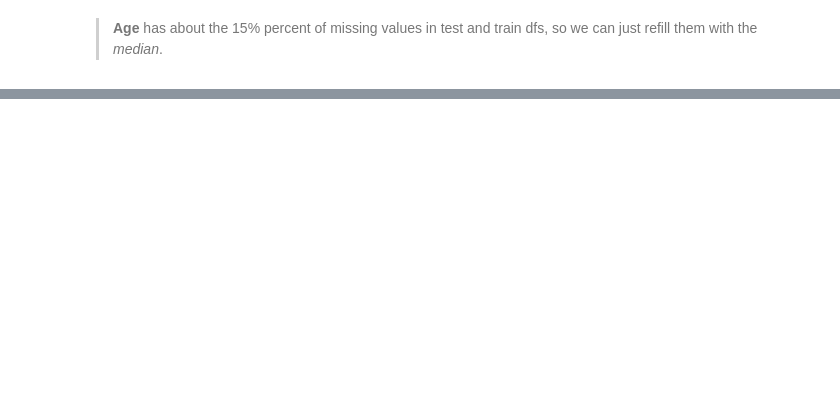
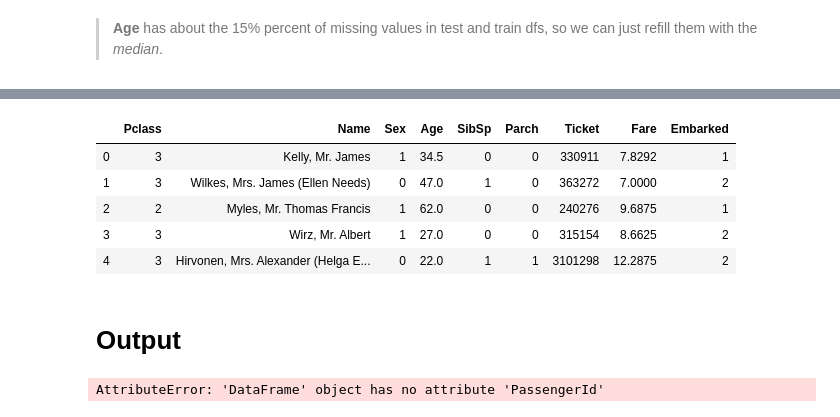
Before and after one commit to LivLilli/Titanic-Machine-Learning-from-disaster, a Jupyter notebook: Titanic.ipynb, the cells around one changed output, grey strips where cells are left out. Saved outputs shown, nothing was run; the diff lists cells and outputs as text; code cells hidden in the pictures; blank space fills up the shorter version.

```diff
--- a/Titanic.ipynb
+++ b/Titanic.ipynb
@@ -337,0 +407,4 @@ test_data["Age"].fillna(test_data["Age"].median(), inplace=True)
+# %%
+#sex conversion on test
+test_data.Sex[test_data.Sex=="female"] = 0
+test_data.Sex[test_data.Sex == "male"] = 1
@@ -338,3 +447,15 @@ test_data["Age"].fillna(test_data["Age"].median(), inplace=True)
+# %%
+#check on test
+test_data.head()
+# %% [output]
+|  | Pclass | Name | Sex | Age | SibSp | Parch | Ticket | Fare | Embarked |
+| 0 | 3 | Kelly, Mr. James | 1 | 34.5 | 0 | 0 | 330911 | 7.8292 | 1 |
+| 1 | 3 | Wilkes, Mrs. James (Ellen Needs) | 0 | 47.0 | 1 | 0 | 363272 | 7.0000 | 2 |
+| 2 | 2 | Myles, Mr. Thomas Francis | 1 | 62.0 | 0 | 0 | 240276 | 9.6875 | 1 |
+| 3 | 3 | Wirz, Mr. Albert | 1 | 27.0 | 0 | 0 | 315154 | 8.6625 | 2 |
+| 4 | 3 | Hirvonen, Mrs. Alexander (Helga E... | 0 | 22.0 | 1 | 1 | 3101298 | 12.2875 | 2 |
+# %% [markdown]
+# Output
 # %%
 
 
@@ -345,13 +466,11 @@ def output_file(predictions):
     output.to_csv('my_submission.csv', index=False)
     print("Your submission was successfully saved!")
 # %%
-### testing output function
-
 from sklearn.ensemble import RandomForestClassifier
 
 y = train_data["Survived"]
 
-features = list(test_data.columns)
+features = ["Pclass", "Sex", "SibSp", "Parch"]
 X = pd.get_dummies(train_data[features])
 X_test = pd.get_dummies(test_data[features])
 
@@ -359,7 +478,11 @@ model = RandomForestClassifier(n_estimators=100, max_depth=5, random_state=1)
 model.fit(X, y)
 predictions = model.predict(X_test)
 
-output_file(predictions)
+output = pd.DataFrame({'PassengerId': test_data.PassengerId, 'Survived': predictions})
+output.to_csv('my_submission.csv', index=False)
+print("Your submission was successfully saved!")
+# %% [output]
+AttributeError: 'DataFrame' object has no attribute 'PassengerId'
 # %%
 X
 # %%
```
Also changed, not shown: parts of 31 cells of this notebook.
